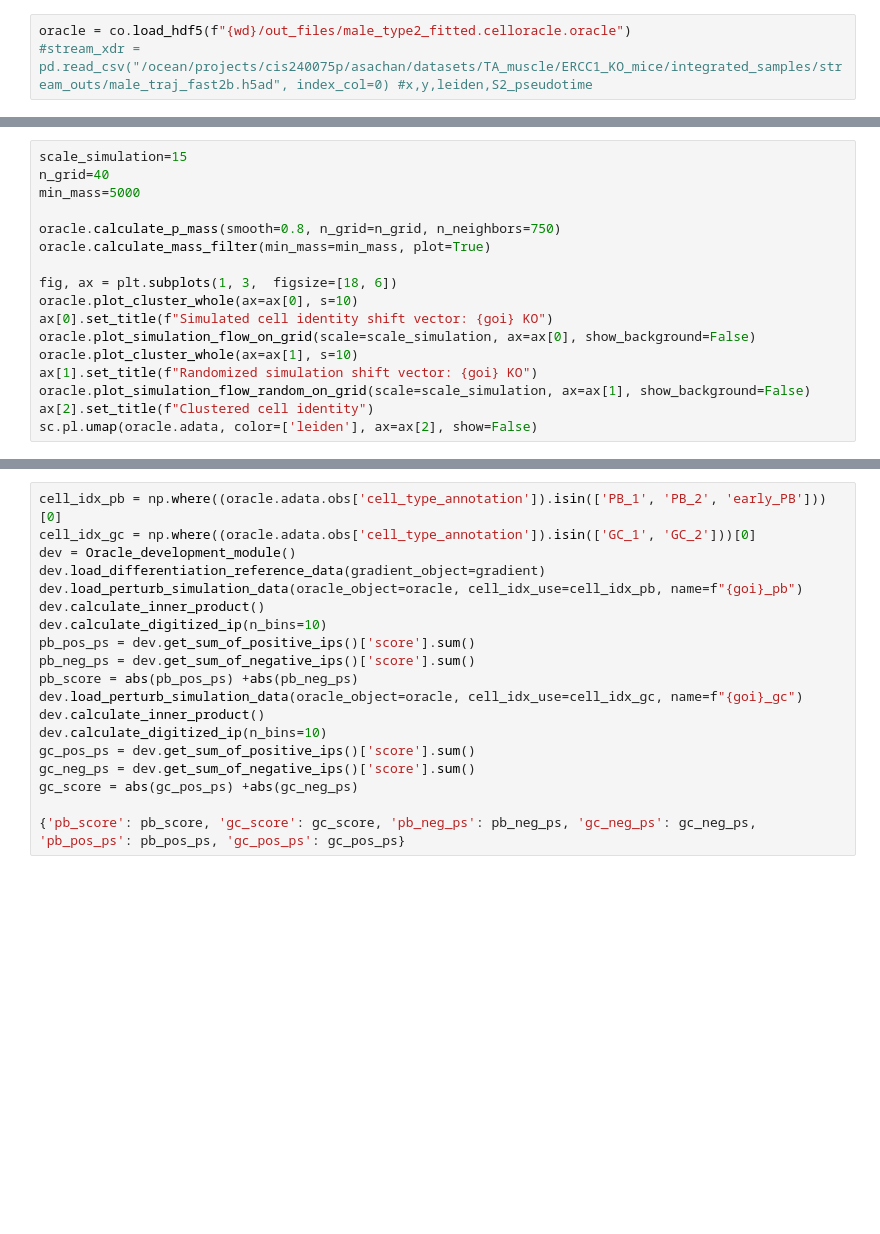
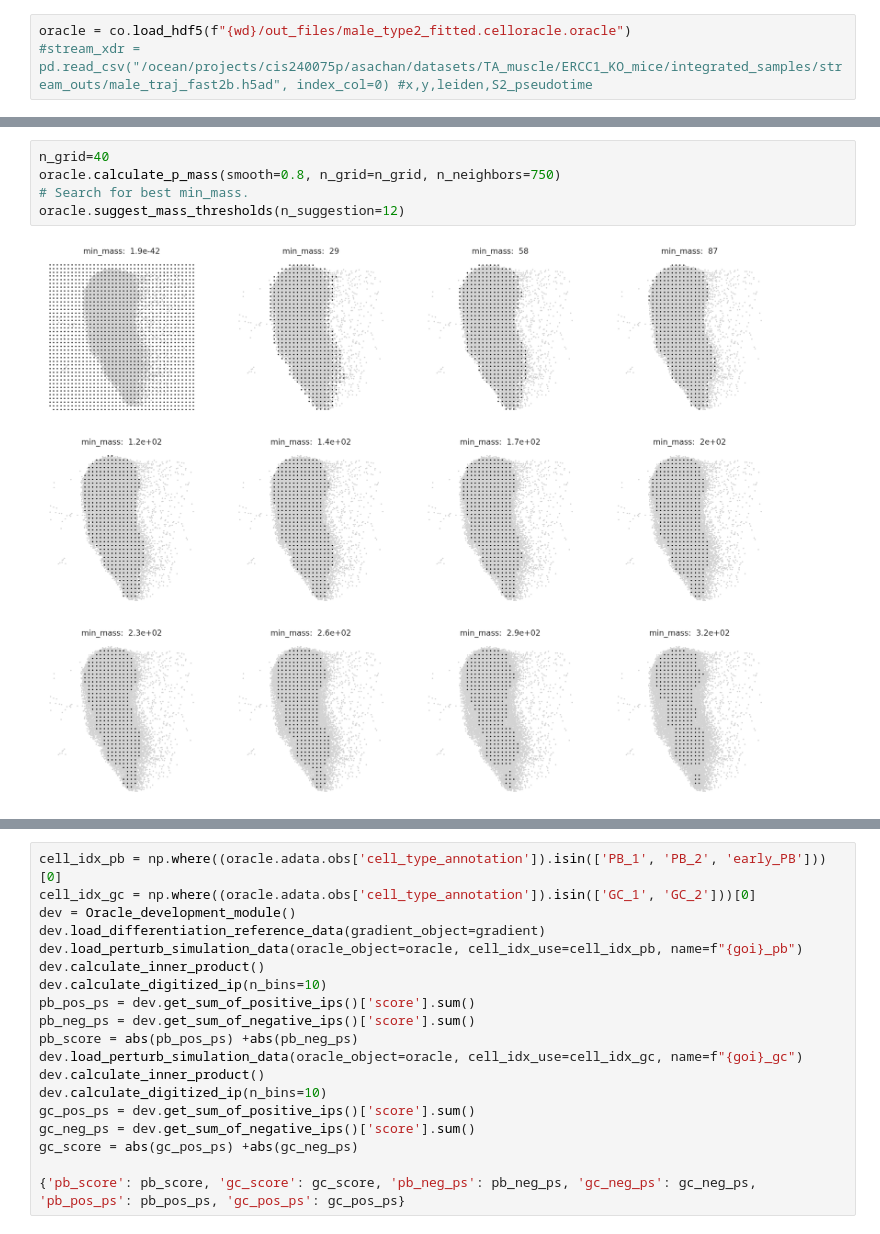
Before and after one commit to sachha-naksha/TA_muscle_ageing, a Jupyter notebook: py_scripts/grn_inference/4_TF_KO_sim.ipynb, the cells around one changed output, grey strips where cells are left out. Drawn from its saved outputs; the diff is of its cells as text; blank space fills up the shorter version.

Commit message:
simulated TF KO in male

```diff
--- a/py_scripts/grn_inference/4_TF_KO_sim.ipynb
+++ b/py_scripts/grn_inference/4_TF_KO_sim.ipynb
@@ -180,17 +166,7 @@ plt.show()
 # %%
-scale_simulation=15
 n_grid=40
-min_mass=5000
-
 oracle.calculate_p_mass(smooth=0.8, n_grid=n_grid, n_neighbors=750)
-oracle.calculate_mass_filter(min_mass=min_mass, plot=True)
-
-fig, ax = plt.subplots(1, 3,  figsize=[18, 6])
-oracle.plot_cluster_whole(ax=ax[0], s=10)
-ax[0].set_title(f"Simulated cell identity shift vector: {goi} KO")
-oracle.plot_simulation_flow_on_grid(scale=scale_simulation, ax=ax[0], show_background=False)
-oracle.plot_cluster_whole(ax=ax[1], s=10)
-ax[1].set_title(f"Randomized simulation shift vector: {goi} KO")
-oracle.plot_simulation_flow_random_on_grid(scale=scale_simulation, ax=ax[1], show_background=False)
-ax[2].set_title(f"Clustered cell identity")
-sc.pl.umap(oracle.adata, color=['leiden'], ax=ax[2], show=False)
+# Search for best min_mass.
+oracle.suggest_mass_thresholds(n_suggestion=12)
+# %% [output]
+[figure, added]
```
Also changed, not shown: parts of 12 cells of this notebook, 1 other file.
